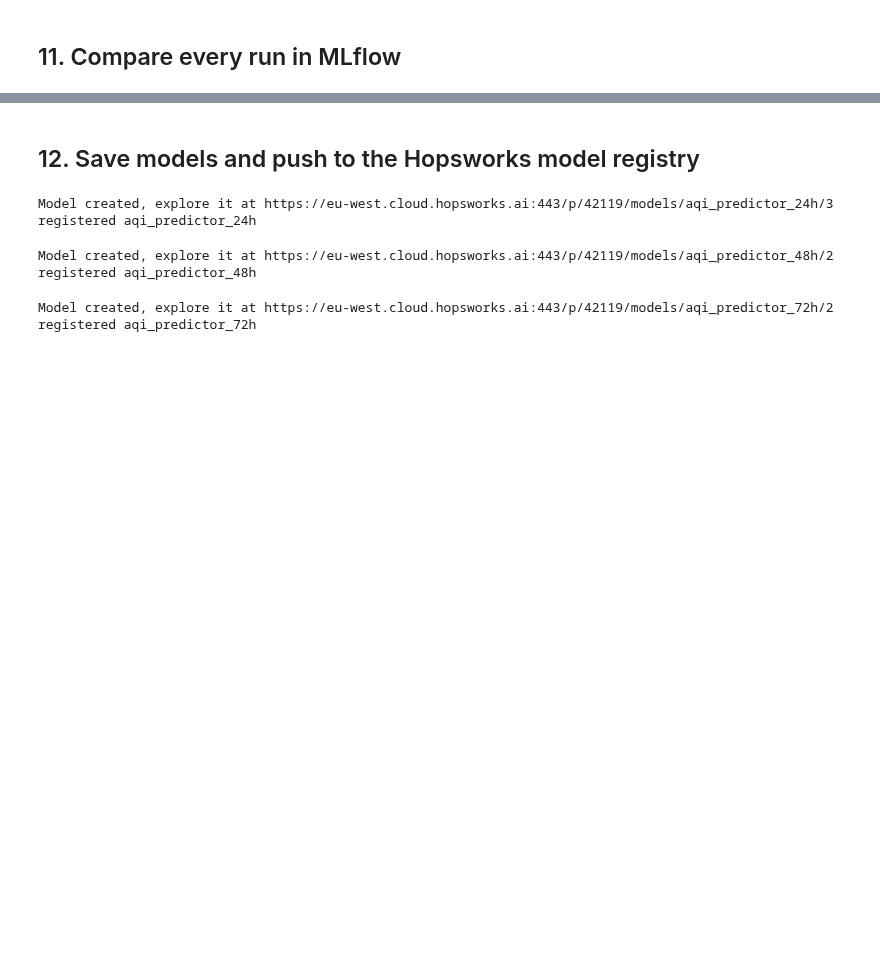
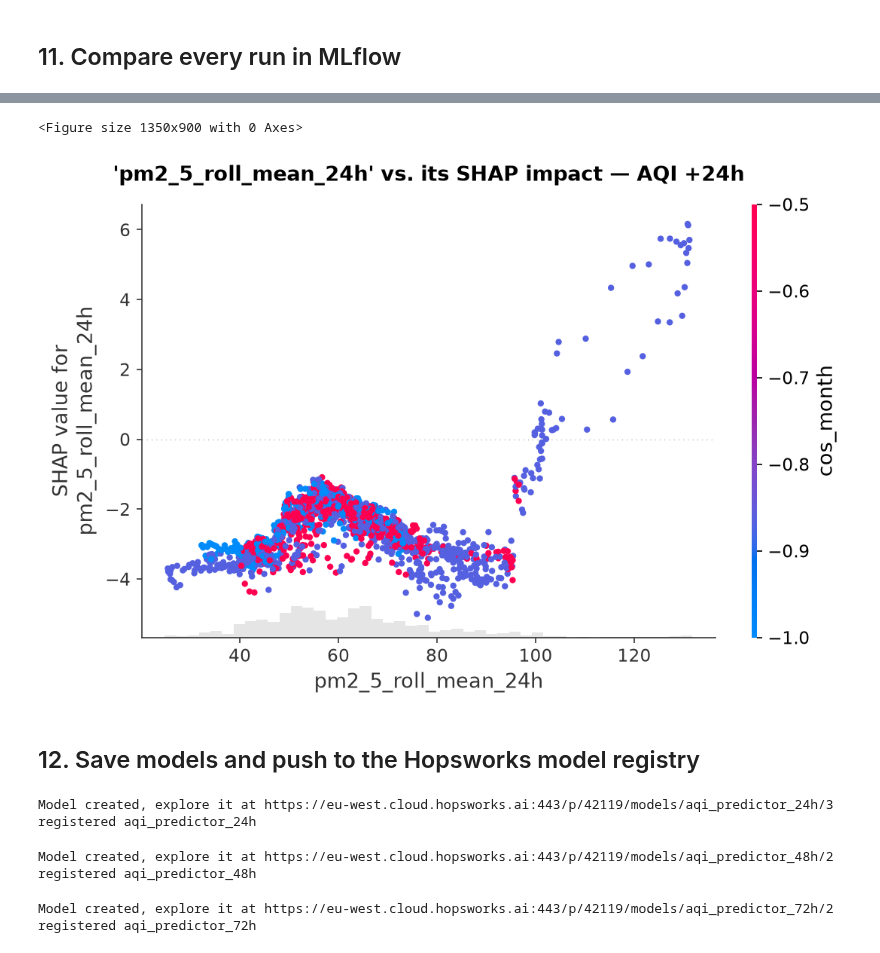
Before and after one commit to HabibUrRehman-mk/AQI_Predictor, a Jupyter notebook: Notebooks/Full_ML_Pipeline.ipynb, the cells around one changed output, grey strips where cells are left out. Drawn from its saved outputs; the diff is of its cells as text; code cells hidden in the pictures; blank space fills up the shorter version.

```diff
--- a/Notebooks/Full_ML_Pipeline.ipynb
+++ b/Notebooks/Full_ML_Pipeline.ipynb
@@ -661,3 +743,22 @@ Total runs found in DB: 20
+# %%
+def plot_dependence(shap_values, x_data, feature, horizon, interaction=None, save_prefix="shap"):
+    """Shows how SHAP value for `feature` changes as its raw value changes, colored by interaction."""
+    fig = plt.figure(figsize=(9, 6))
+    shap.plots.scatter(
+        shap_values[:, feature],
+        color=shap_values[:, interaction] if interaction else shap_values,
+        show=False,
+    )
+    plt.title(f"'{feature}' vs. its SHAP impact — AQI +{horizon}", pad=15)
+    plt.tight_layout()
+    plt.savefig(f"{save_prefix}_dependence_{feature}_{horizon}.png", dpi=150, bbox_inches="tight")
+    plt.show()
+
+# Top feature from your feature_importances_ output was pm2_5_roll_mean_24h
+plot_dependence(shap_values_24h, test_x, "pm2_5_roll_mean_24h", "24h", interaction="cos_month")
+# %% [output]
+<Figure size 1350x900 with 0 Axes>
+[figure, added]
 # %% [markdown]
 ## 12. Save models and push to the Hopsworks model registry
 # %%
```
Also changed, not shown: parts of 10 cells of this notebook.
